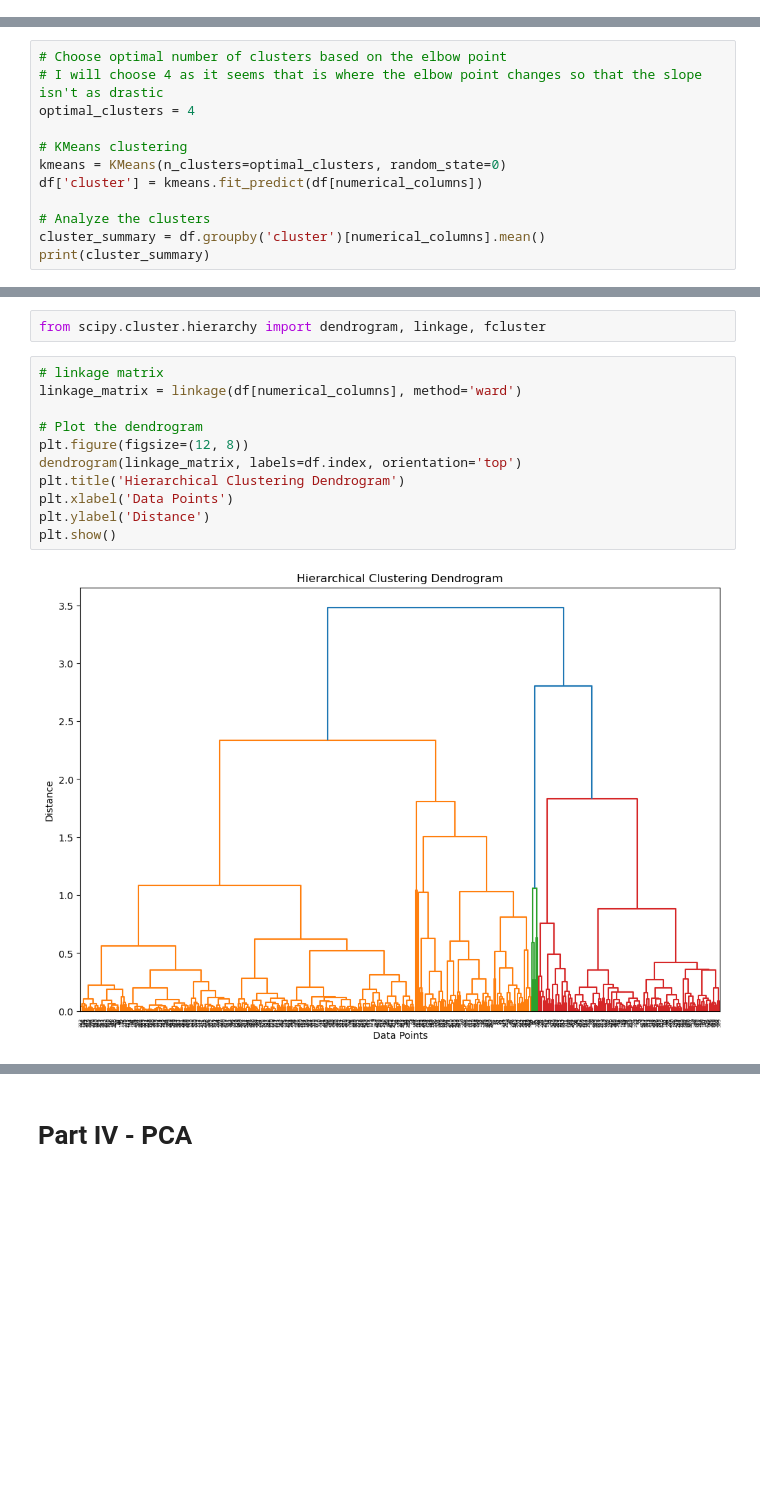
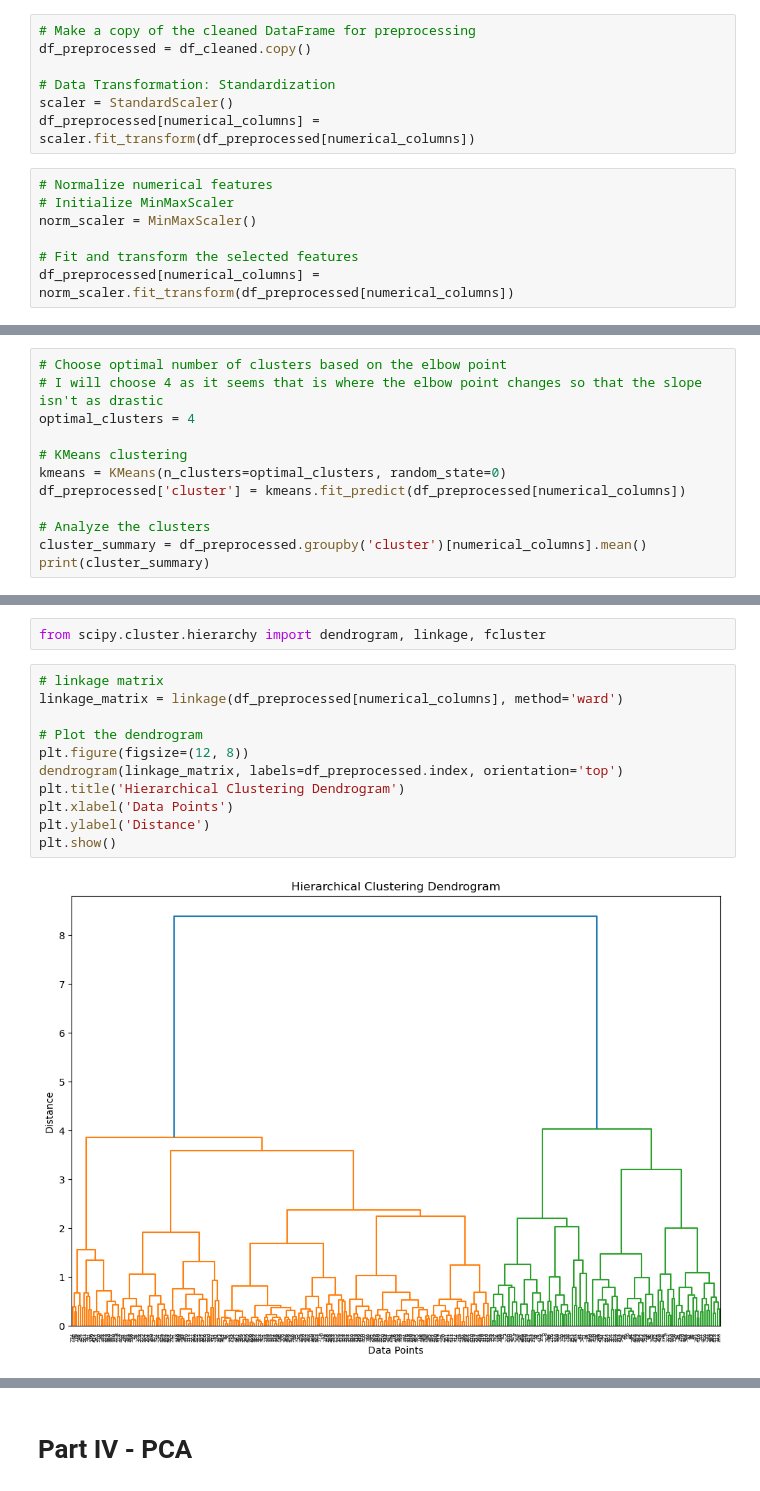
Before and after one commit to curtislo93/unsupervised-learning-project, a Jupyter notebook: Unsupervised Learning - Project.ipynb, the cells around one changed output, grey strips where cells are left out. Saved outputs shown, nothing was run; the diff lists cells and outputs as text; blank space fills up the shorter version.

```diff
--- a/Unsupervised Learning - Project.ipynb
+++ b/Unsupervised Learning - Project.ipynb
@@ -147 +145,15 @@ outliers_df
+# %%
+# Make a copy of the cleaned DataFrame for preprocessing
+df_preprocessed = df_cleaned.copy()
+
+# Data Transformation: Standardization
+scaler = StandardScaler()
+df_preprocessed[numerical_columns] = scaler.fit_transform(df_preprocessed[numerical_columns])
+# %%
+# Normalize numerical features
+# Initialize MinMaxScaler
+norm_scaler = MinMaxScaler()
+
+# Fit and transform the selected features
+df_preprocessed[numerical_columns] = norm_scaler.fit_transform(df_preprocessed[numerical_columns])
 # %%
@@ -265,10 +232,10 @@ optimal_clusters = 4
 
 # KMeans clustering
 kmeans = KMeans(n_clusters=optimal_clusters, random_state=0)
-df['cluster'] = kmeans.fit_predict(df[numerical_columns])
+df_preprocessed['cluster'] = kmeans.fit_predict(df_preprocessed[numerical_columns])
 
 # Analyze the clusters
-cluster_summary = df.groupby('cluster')[numerical_columns].mean()
+cluster_summary = df_preprocessed.groupby('cluster')[numerical_columns].mean()
 print(cluster_summary)
 # %% [output]
             Fresh      Milk   Grocery    Frozen  Detergents_Paper  Delicassen
@@ -306,16 +273,16 @@ To perform hierarchical clustering analysis, you will need to pre-process the da
 from scipy.cluster.hierarchy import dendrogram, linkage, fcluster
 # %%
 # linkage matrix
-linkage_matrix = linkage(df[numerical_columns], method='ward')
+linkage_matrix = linkage(df_preprocessed[numerical_columns], method='ward')
 
 # Plot the dendrogram
 plt.figure(figsize=(12, 8))
-dendrogram(linkage_matrix, labels=df.index, orientation='top')
+dendrogram(linkage_matrix, labels=df_preprocessed.index, orientation='top')
 plt.title('Hierarchical Clustering Dendrogram')
 plt.xlabel('Data Points')
 plt.ylabel('Distance')
 plt.show()
 # %% [output]
-[figure, old version]
+[figure, new version]
 # %%
 # linkage matrix
```
Also changed, not shown: parts of 30 cells of this notebook.
